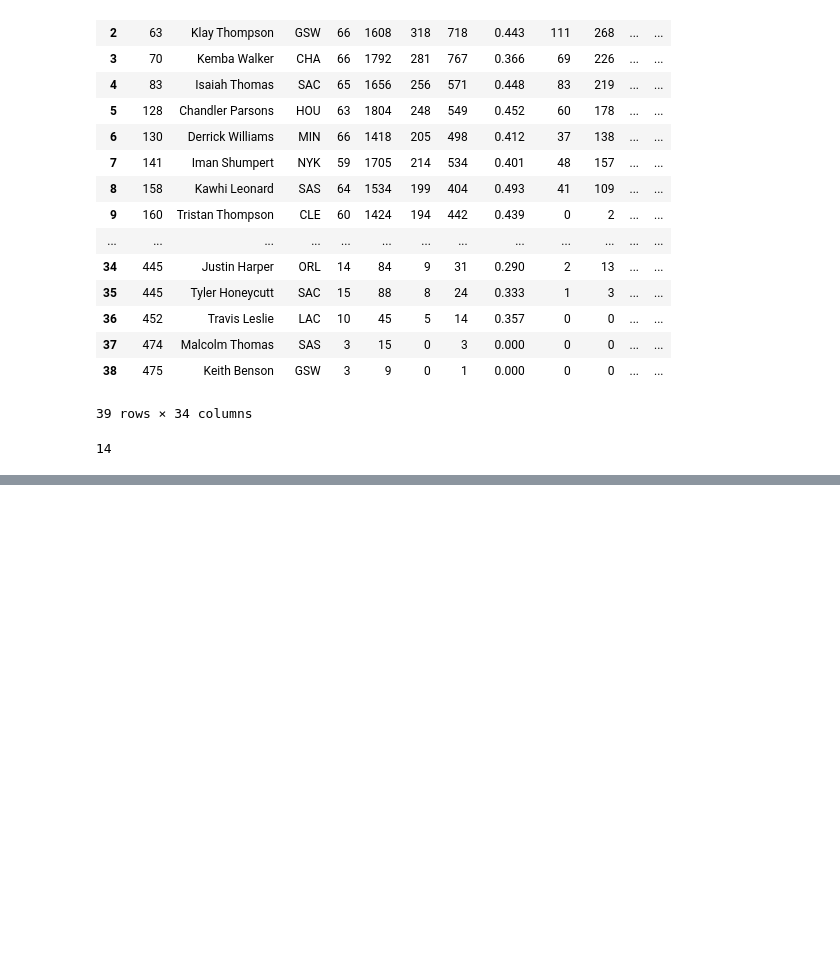
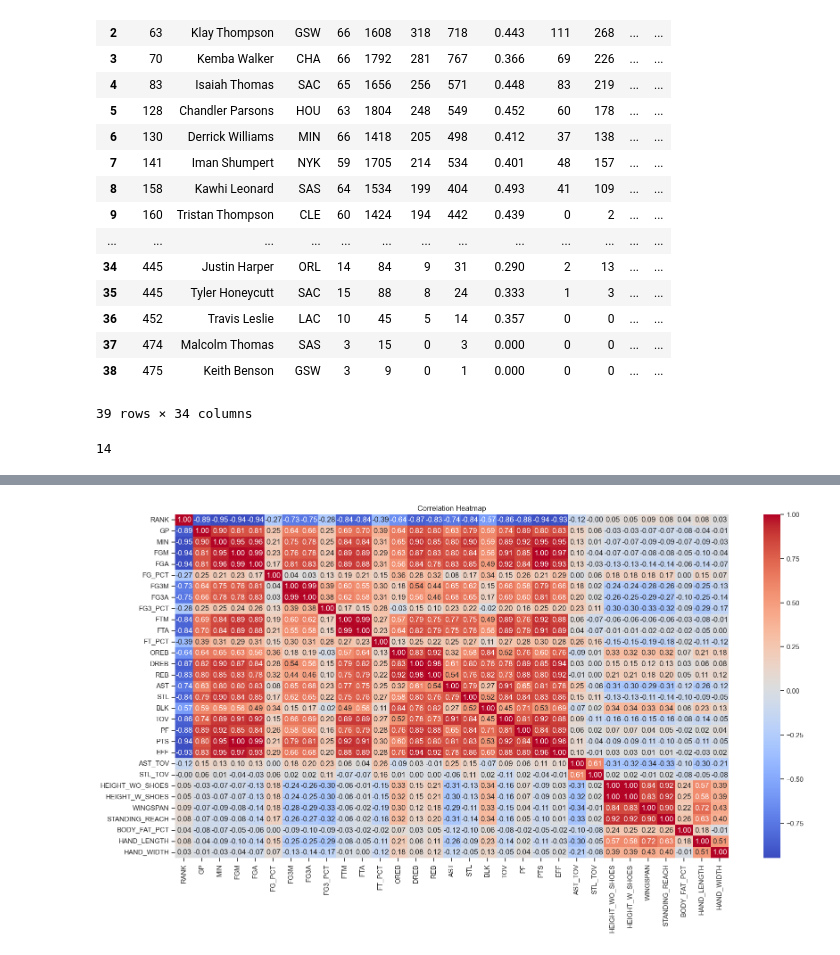
Before and after one commit to mannievilla/NBA-Draft-Selections, a Jupyter notebook: NBA_webscrape.ipynb, the cells around one changed output, grey strips where cells are left out. Saved outputs shown, nothing was run; the diff lists cells and outputs as text; code cells hidden in the pictures; blank space fills up the shorter version.

```diff
--- a/NBA_webscrape.ipynb
+++ b/NBA_webscrape.ipynb
@@ -1129,0 +1198,15 @@ concat_data()
+# %%
+#visualization imports
+import seaborn as sns
+
+# Calculate the correlation matrix
+correlation_matrix = nba_df.corr()
+
+
+# Create the heatmap with annotations
+plt.figure(figsize=(20, 10))
+sns.heatmap(correlation_matrix, annot=True, cmap='coolwarm', fmt='.2f', annot_kws={'size': 12})
+plt.title('Correlation Heatmap')
+plt.show()
+# %% [output]
+[figure, added]
```
Also changed, not shown: parts of 9 cells of this notebook.
